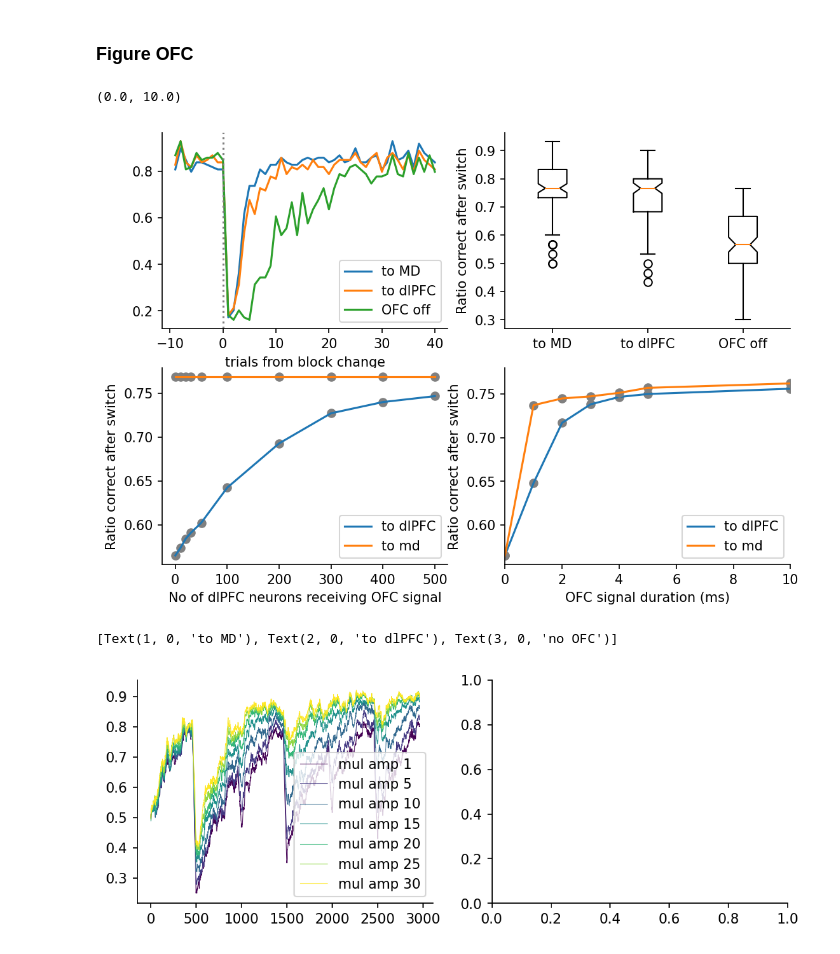
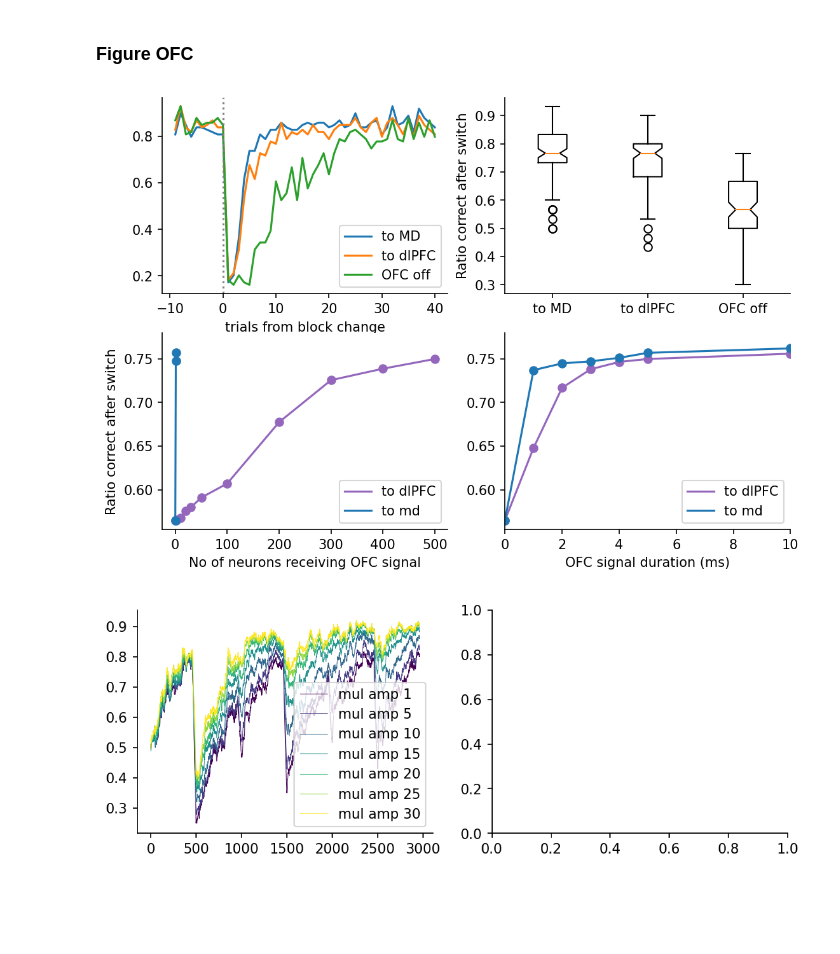
Before and after one commit to hummosa/MD-reservoir, a Jupyter notebook: analysis/OFC_experiments_and_figure.ipynb, the cells around one changed output. Saved outputs shown, nothing was run; the diff lists cells and outputs as text; code cells hidden in the pictures; blank space fills up the shorter version.

Commit message:
notebook per figure

```diff
--- a/analysis/average_performance_across_coditions.ipynb
+++ b/analysis/OFC_experiments_and_figure.ipynb
@@ -84,19 +88,23 @@ def get_performances(exp_to_run,     window = 30, ax=None):
 
 # plt.savefig(f'./exports/ofc.{file_format}', format=file_format, dpi=300)
 # %%
-def plot_var_vs_performance(ax):
+def plot_var_vs_performance(ax, var_steps=[], only_two_neurons=False):
+    color_one, color_two = 'tab:purple', 'tab:blue'
     exp_to_run =2
     performances, cps , labels = get_performances(exp_to_run, window, None)
     means_dlpfc = [(cp.mean(0)[10:10+window]).mean() for cp in cps]
     means = means_dlpfc
-    ax.plot(var_steps, means, 'o', color='grey')
-    ax.plot(var_steps, means, label= 'to dlPFC')
-    exp_to_run =1
+    ax.plot(var_steps, means, 'o', color=color_one)
+    ax.plot(var_steps, means, label= 'to dlPFC', color=color_one)
+    exp_to_run =1 # to MD
     performances, cps , labels = get_performances(exp_to_run, window, None)
     means_md = [(cp.mean(0)[10:10+window]).mean() for cp in cps]
     means = means_md
-    ax.plot(var_steps, means, 'o', color='grey')
-    ax.plot(var_steps, means, label='to md')
+    if only_two_neurons:
+        var_steps= var_steps[:3]
+        means = means[:3]
+    ax.plot(var_steps, means, label='to md', color=color_two)
+    ax.plot(var_steps, means, 'o', color=color_two)
 
     # exp_to_run =3
     # performances, cps , labels = get_performances(exp_to_run, window, None)
@@ -125,49 +133,44 @@ means_dlpfc = cp[:, 10:10+window].mean(1)
 ax.plot(range(-9, window+11), cp.mean(0) , label= 'to dlPFC')
 
 exp_to_run =2 #ofc off
 performances, cps , labels = get_performances(exp_to_run, window, None)
 cp = cps[0] # cps[0] experiment sends ofc signal to 0 dlPFC neurons
 means_no_ofc = cp[:, 10:10+window].mean(1)
 ax.plot(range(-9, window+11), cp.mean(0) , label= 'OFC off')
 
 ax.axvline(0, linestyle=':', color='grey')
 ax.legend()
 ax.set_xlabel('trials from block change')
 ax = axes[0,1]
 lls = ['to MD', 'to dlPFC', 'OFC off']
 ax.boxplot( [means_md, means_dlpfc, means_no_ofc], notch=True)
 ax.get_xticklabels()
 ax.set_xticklabels(lls)
 # ax.set_title(exps[exp_to_run])
 ax.set_ylabel('Ratio correct after switch')
 ax = axes[1,0]
-exp_name = 'ofc_no/OFC_ablation'
-var_steps = [0 ,10 ,20, 30, 50,100, 200,300,400, 500] # No of PFC neurons experiemnt
+exp_name = 'ofc_no_5ms/OFC_ablation'
+var_steps = [0 , 1,2,10 ,20, 30, 50,100, 200,300,400, 500] # No of PFC neurons experiemnt
 files = os.listdir( results_folder  + exp_name+'/')
-corrects_files = [file for file in files if 'Corrects' in file]
+log_files = [file for file in files if 'log' in file]
 config_files = [file for file in files if 'config' in file]
-plot_var_vs_performance(ax)
+plot_var_vs_performance(ax, var_steps, only_two_neurons=True)
 ax.set_ylabel('Ratio correct after switch')
-ax.set_xlabel('No of dlPFC neurons receiving OFC signal')
+ax.set_xlabel('No of neurons receiving OFC signal')
 
 ax = axes[1,1]
-exp_name = 'time_steps/OFC_ablation'
+exp_name = 'ofc_timesteps/OFC_ablation'
 var_steps = [0, 1, 2, 3, 4, 5, 10, 20, 30, 40, 50, 100, 200]
 files = os.listdir( results_folder  + exp_name+'/')
-corrects_files = [file for file in files if 'Corrects' in file]
+log_files = [file for file in files if 'log' in file]
 config_files = [file for file in files if 'config' in file]
-plot_var_vs_performance(ax)
+plot_var_vs_performance(ax, var_steps, )
 ax.set_xlabel('OFC signal duration (ms)')
 ax.set_xlim([0,10])
-
-# plt.savefig('./exports/Figure_ofc.JPG', dpi=300)
+axes[1,0].get_shared_y_axes().join(axes[1,0], axes[1,1])
+plt.savefig('./exports/Figure_ofc.JPG', dpi=300)
 # %% [output]
-(0.0, 10.0)
-[figure, old version]
+[figure, new version]
-# %%
-ax.set_xticklabels(lls)
-# %% [output]
-[Text(1, 0, 'to MD'), Text(2, 0, 'to dlPFC'), Text(3, 0, 'no OFC')]
 # %%
 # %%
 ##############################################################
```
Also changed, not shown: parts of 2 cells of this notebook, 10 other files.
